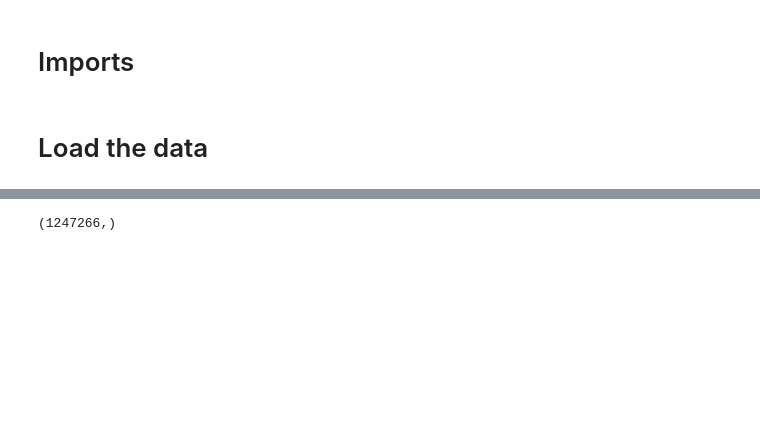
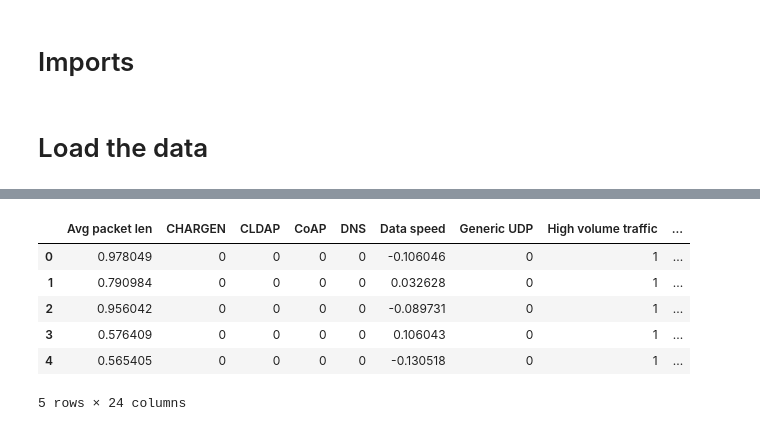
Before and after one commit to LordLokator/ADAML_24, a Jupyter notebook: notebooks/training.ipynb, the cells around one changed output, grey strips where cells are left out. Drawn from its saved outputs; the diff is of its cells as text; code cells hidden in the pictures; blank space fills up the shorter version.

```diff
--- a/notebooks/training.ipynb
+++ b/notebooks/training.ipynb
@@ -100,10 +118,16 @@ target_df = target_label_encoder.transform(target_df)
 
 X_valid = data_df.to_numpy()
 y_valid = target_df
-# %%
-y_valid.shape
-# %% [output]
-(1247266,)
+# %%
+data_df.head()
+# %% [output]
+|  | Avg packet len | CHARGEN | CLDAP | CoAP | DNS | Data speed | Generic UDP | High volume traffic | ... |
+| 0 | 0.978049 | 0 | 0 | 0 | 0 | -0.106046 | 0 | 1 | ... |
+| 1 | 0.790984 | 0 | 0 | 0 | 0 | 0.032628 | 0 | 1 | ... |
+| 2 | 0.956042 | 0 | 0 | 0 | 0 | -0.089731 | 0 | 1 | ... |
+| 3 | 0.576409 | 0 | 0 | 0 | 0 | 0.106043 | 0 | 1 | ... |
+| 4 | 0.565405 | 0 | 0 | 0 | 0 | -0.130518 | 0 | 1 | ... |
+5 rows × 24 columns
 # %%
 y_pred = rf_classifier.predict(X_valid)
 
```
Also changed, not shown: parts of 12 cells of this notebook, 1 other file.
